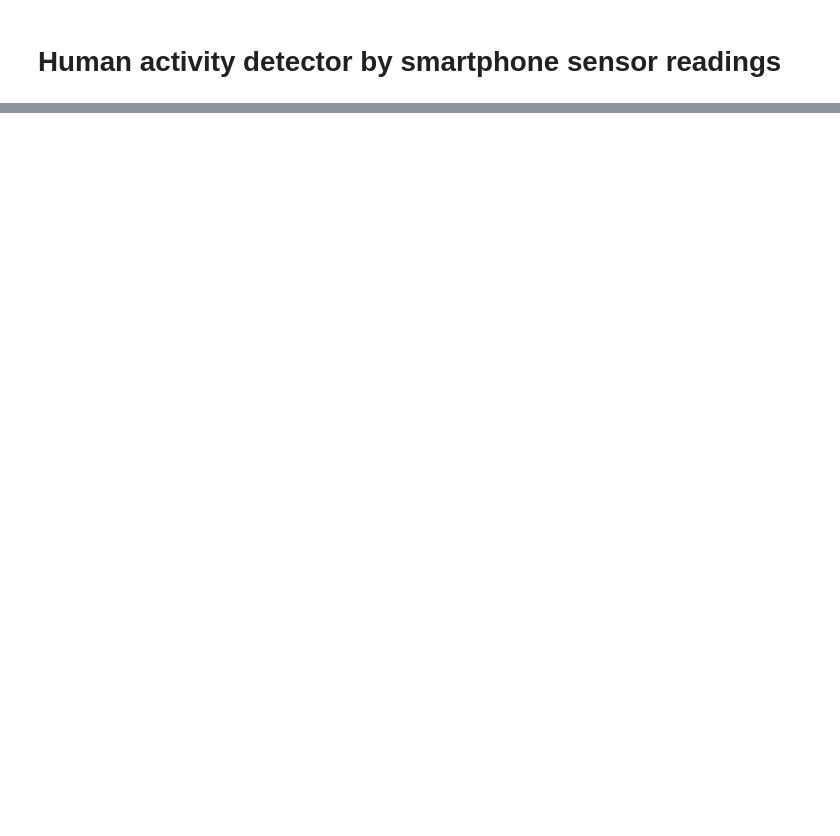
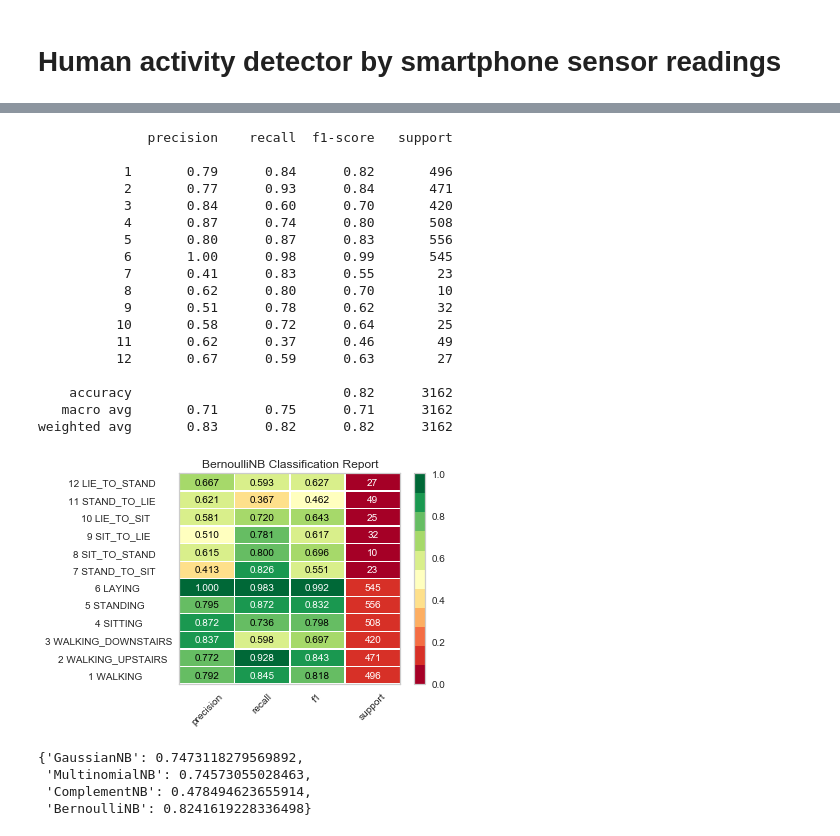
Before and after one commit to ykarki1/smart-move, a Jupyter notebook: naive-bayes.ipynb, the cells around one changed output, grey strips where cells are left out. Drawn from its saved outputs; the diff is of its cells as text; code cells hidden in the pictures; blank space fills up the shorter version.

```diff
--- a/naive-bayes.ipynb
+++ b/naive-bayes.ipynb
@@ -139,0 +180,41 @@ weighted avg       0.83      0.82      0.82      3162
+# %%
+#Bernoulli Naive Bayes
+bnb = BernoulliNB()
+bnb.fit(X_train, y_train.values.ravel())
+y_pred_bnb = bnb.predict(X_test)
+print(classification_report(y_test, y_pred_bnb))
+
+visualizer = ClassificationReport(bnb, support=True, classes = classes, cmap='RdYlGn')
+visualizer.fit(X_train, y_train.values.ravel())  # Fit the visualizer and the model
+visualizer.score(X_test, y_test)  # Evaluate the model on the test data
+visualizer.poof()
+
+f1 = f1_score(y_test, y_pred_bnb, average='micro')
+scores.update({"BernoulliNB": f1})
+# %% [output]
+              precision    recall  f1-score   support
+
+           1       0.79      0.84      0.82       496
+           2       0.77      0.93      0.84       471
+           3       0.84      0.60      0.70       420
+           4       0.87      0.74      0.80       508
+           5       0.80      0.87      0.83       556
+           6       1.00      0.98      0.99       545
+           7       0.41      0.83      0.55        23
+           8       0.62      0.80      0.70        10
+           9       0.51      0.78      0.62        32
+          10       0.58      0.72      0.64        25
+          11       0.62      0.37      0.46        49
+          12       0.67      0.59      0.63        27
+
+    accuracy                           0.82      3162
+   macro avg       0.71      0.75      0.71      3162
+weighted avg       0.83      0.82      0.82      3162
+[figure, added]
+# %%
+scores
+# %% [output]
+{'GaussianNB': 0.7473118279569892,
+ 'MultinomialNB': 0.74573055028463,
+ 'ComplementNB': 0.478494623655914,
+ 'BernoulliNB': 0.8241619228336498}
```
Also changed, not shown: parts of 10 cells of this notebook.
